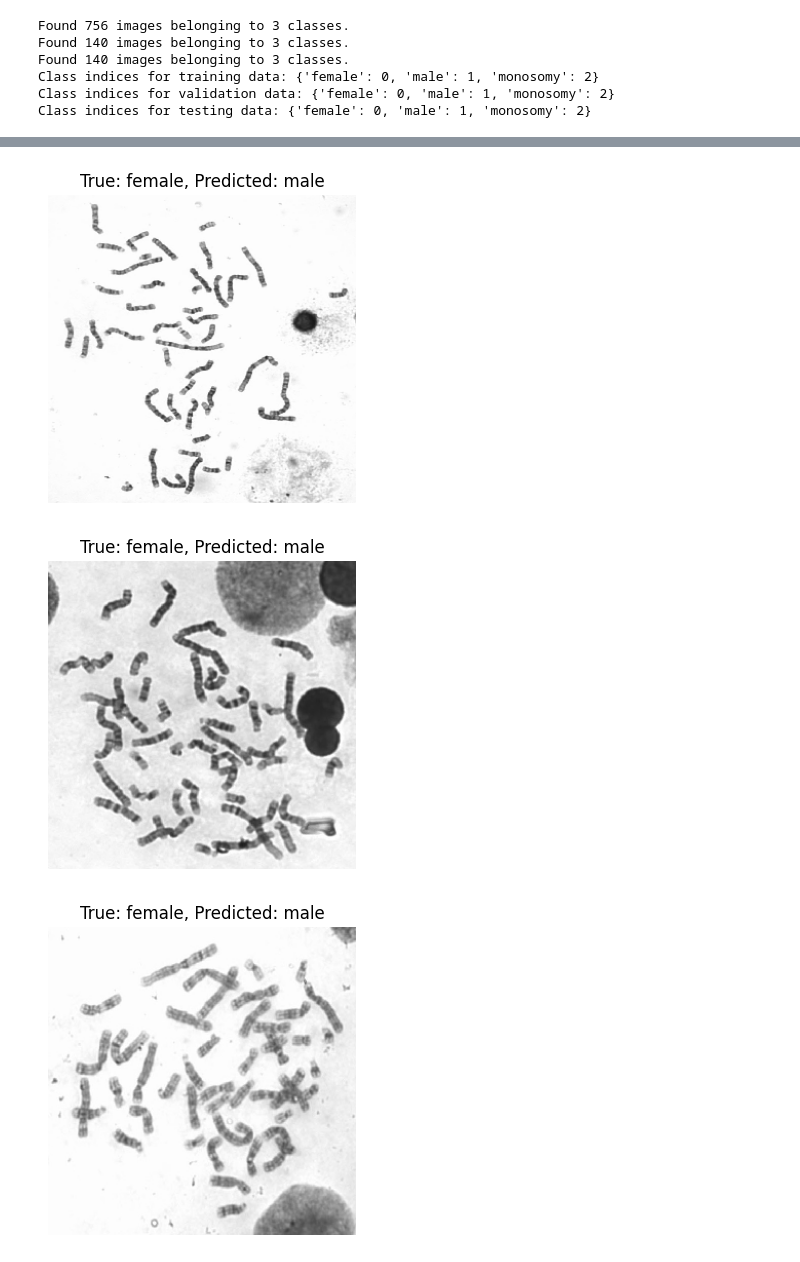
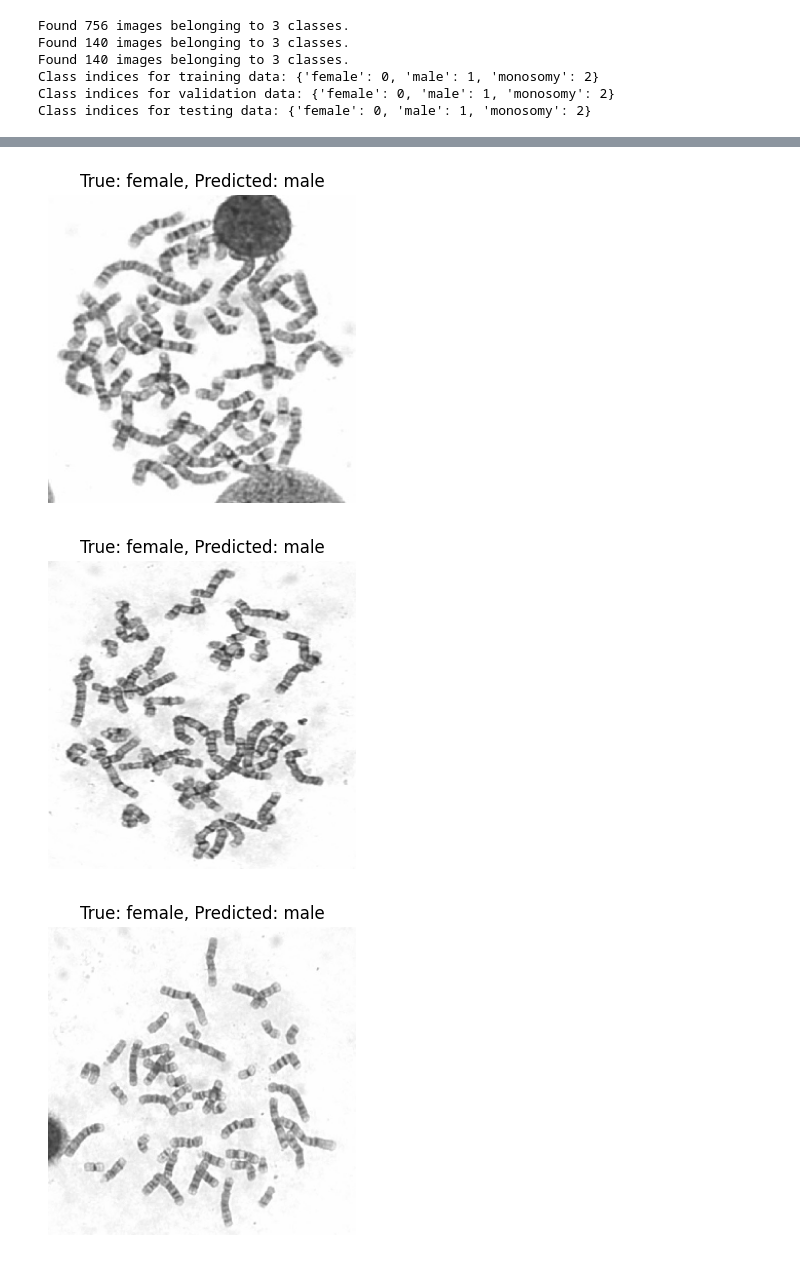
Before and after one commit to kadijairus/CNN_model_chromosome_detection_X_Y_X0, a Jupyter notebook: Chromosome_CNN_training.ipynb, the cells around one changed output, grey strips where cells are left out. Saved outputs shown, nothing was run; the diff lists cells and outputs as text; code cells hidden in the pictures.

```diff
--- a/Chromosome_CNN_training.ipynb
+++ b/Chromosome_CNN_training.ipynb
@@ -42,11 +42,12 @@ The input data are pictures of human single cell G-banded metaphase chromosomes
 
 IMG_SIZE = (300, 300)
 INPUT_SHAPE = (300, 300, 3)
-SELECTED_MODEL = "alexnet"
+SELECTED_MODEL = "xception"
 # Uses 'adam' or 'sgd' optimizer
 OPTIMIZER = "adam"
 BATCH_SIZE = 64
 EPOCHS = 100
+DROPOUT_RATE = 0.5
 # %%
 """Imports modules and creates directory for files."""
 
@@ -196,7 +190,7 @@ from tensorflow.keras.applications import Xception
 from tensorflow.keras.layers import GlobalAveragePooling2D
 
 
-def create_xception(input_shape, num_classes):
+def create_xception(input_shape, num_classes, dropout_rate):
     """
     Define model architecture.
 
@@ -214,6 +208,7 @@ def create_xception(input_shape, num_classes):
     # Only train last layers
     base_model.trainable = False
 
+    """
     # Add custom top layers
     model = Sequential([
         base_model,
@@ -221,6 +216,18 @@ def create_xception(input_shape, num_classes):
         Dense(32, activation='relu'),
         Dense(num_classes, activation='softmax')
     ])
+    """
+
+    # Add custom top layers
+    model = Sequential([
+        base_model,
+        GlobalAveragePooling2D(),
+        Dense(128, activation='relu'),  # Increased size for more capacity
+        Dropout(dropout_rate),          # Dropout layer to reduce overfitting
+        Dense(64, activation='relu'),   # Another Dense layer for more complexity
+        Dropout(dropout_rate),          # Dropout layer
+        Dense(num_classes, activation='softmax')  # Output layer
+    ])
 
     return model
 # %%
@@ -288,8 +265,8 @@ num_classes = 3
 
 #model = create_xception(input_shape, num_classes)
 if SELECTED_MODEL == "xception":
-    model = create_xception(INPUT_SHAPE, num_classes)
-if SELECTED_MODEL == "alexnet":
+    model = create_xception(INPUT_SHAPE, num_classes, DROPOUT_RATE)
+elif SELECTED_MODEL == "alexnet":
     model = create_alexnet(INPUT_SHAPE, num_classes)
 else:
     model = create_cnn(num_classes)
@@ -537,5 +637,5 @@ Saved figure
 # %%
-""" Test model"""
+"""Test model."""
 
 
 import numpy as np
@@ -657,3 +758,3 @@ Confusion Matrix:
-[figure, old version]
+[figure, new version]
-[figure, old version]
+[figure, new version]
-[figure, old version]
+[figure, new version]
```
Also changed, not shown: parts of 21 cells of this notebook.
